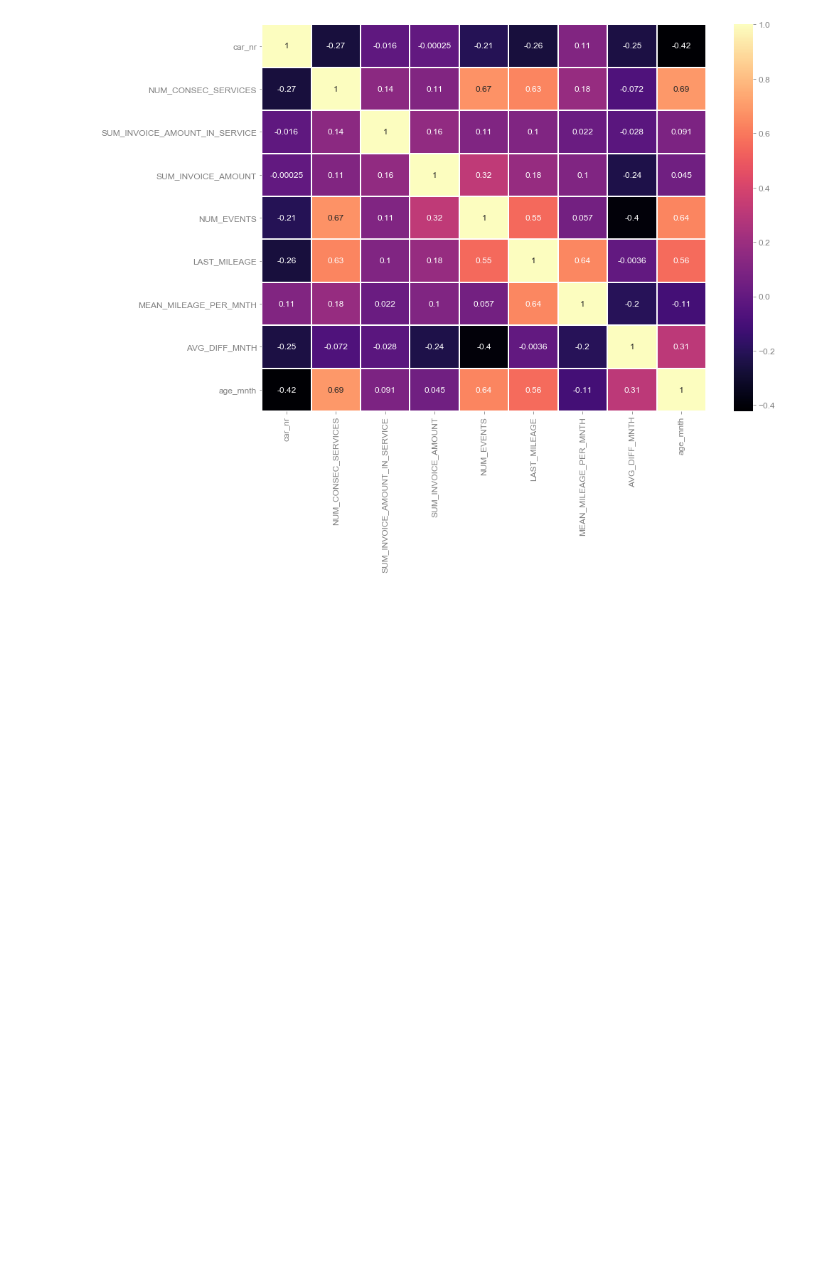
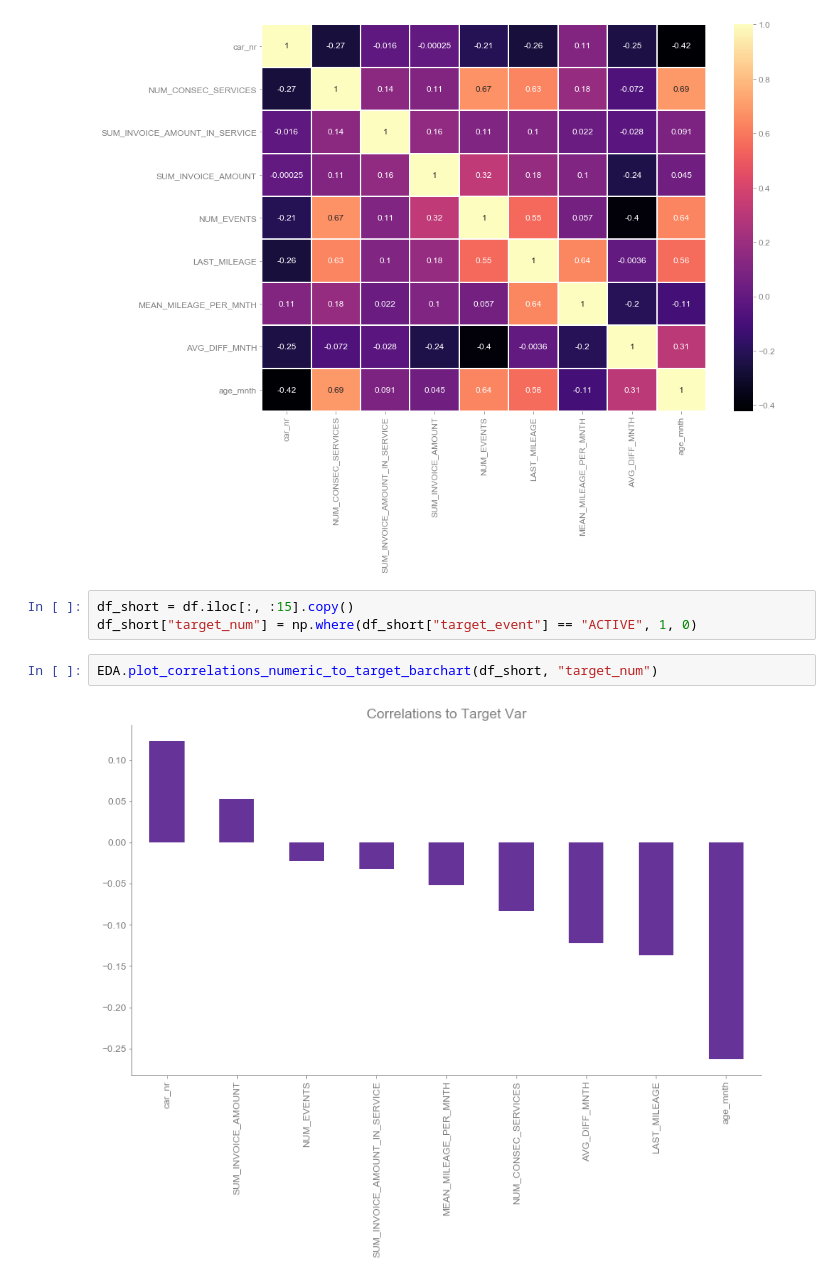
Before and after one commit to rbuerki/codebook, a Jupyter notebook: dev/dev_EDA.ipynb, the cells around one changed output. Saved outputs shown, nothing was run; the diff lists cells and outputs as text; blank space fills up the shorter version.

```diff
--- a/dev/dev_EDA.ipynb
+++ b/dev/dev_EDA.ipynb
@@ -128,3 +128,10 @@ EDA.plot_categorical_pies(df_categorical)
 EDA.plot_correlations_full_heatmap(df.iloc[:, :15])
 # %% [output]
 [figure]
+# %%
+df_short = df.iloc[:, :15].copy()
+df_short["target_num"] = np.where(df_short["target_event"] == "ACTIVE", 1, 0)
+# %%
+EDA.plot_correlations_numeric_to_target_barchart(df_short, "target_num")
+# %% [output]
+[figure, added]
```
Also changed, not shown: parts of 5 cells of this notebook, 1 other file.
